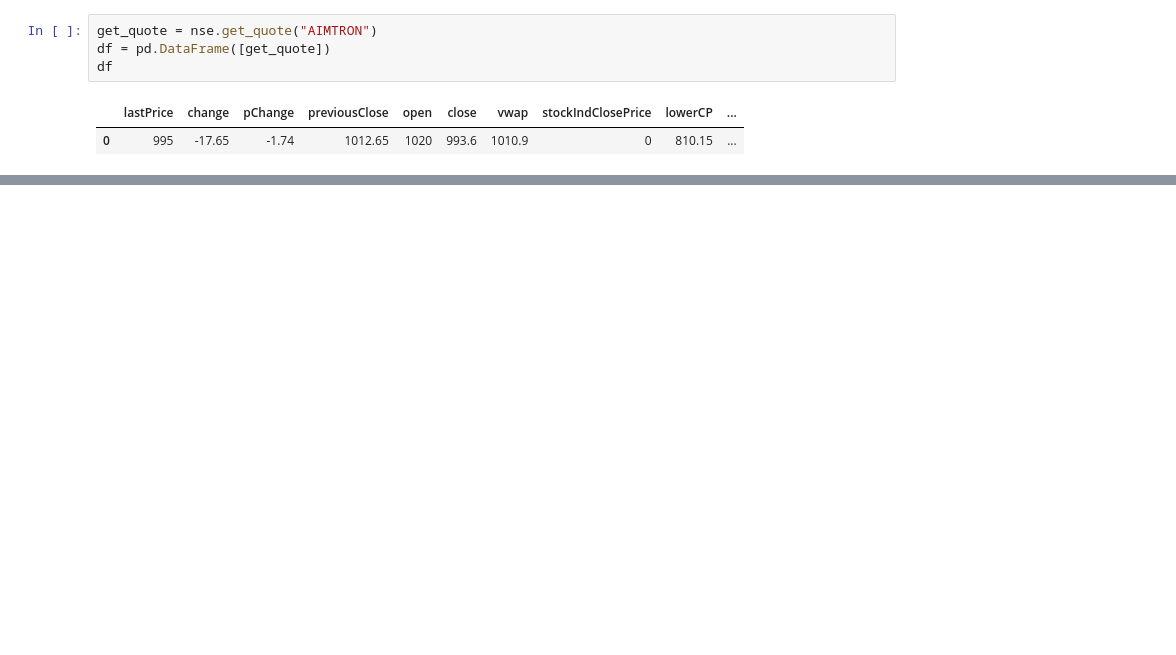
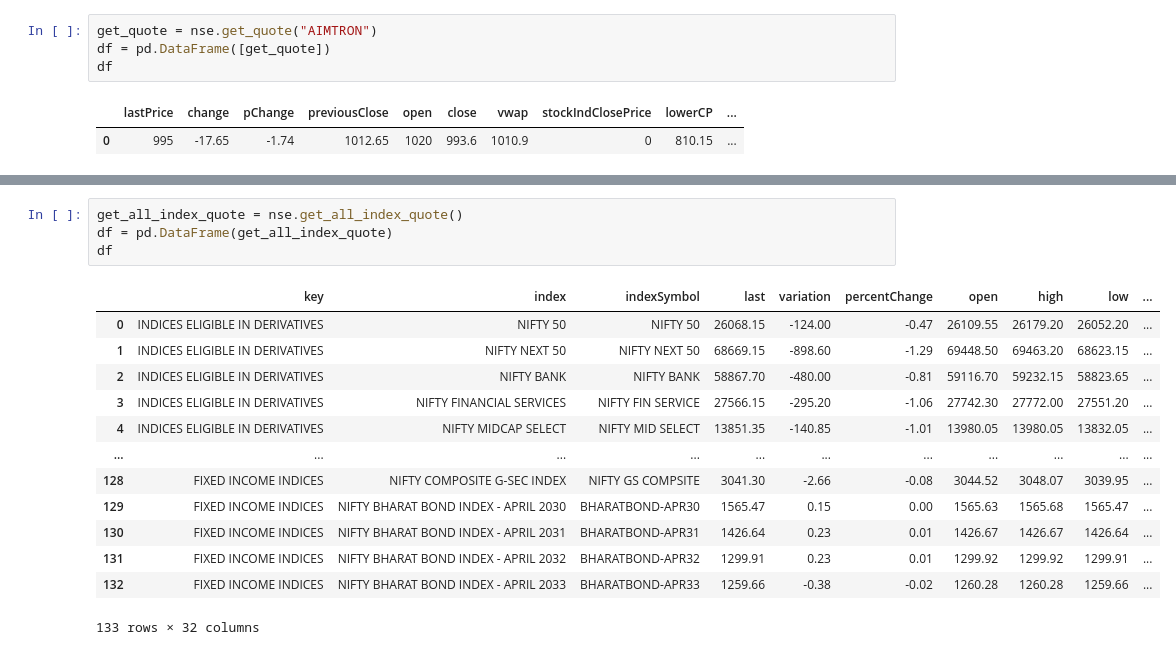
Before and after one commit to Ramesh-Bojanapu-1011/stocks_recomend, a Jupyter notebook: get_stocke.ipynb, the cells around one changed output, grey strips where cells are left out. Drawn from its saved outputs; the diff is of its cells as text; blank space fills up the shorter version.

```diff
--- a/get_stocke.ipynb
+++ b/get_stocke.ipynb
@@ -95,0 +118,18 @@ df
+# %%
+get_all_index_quote = nse.get_all_index_quote()
+df = pd.DataFrame(get_all_index_quote)
+df
+# %% [output]
+|  | key | index | indexSymbol | last | variation | percentChange | open | high | low | ... |
+| 0 | INDICES ELIGIBLE IN DERIVATIVES | NIFTY 50 | NIFTY 50 | 26068.15 | -124.00 | -0.47 | 26109.55 | 26179.20 | 26052.20 | ... |
+| 1 | INDICES ELIGIBLE IN DERIVATIVES | NIFTY NEXT 50 | NIFTY NEXT 50 | 68669.15 | -898.60 | -1.29 | 69448.50 | 69463.20 | 68623.15 | ... |
+| 2 | INDICES ELIGIBLE IN DERIVATIVES | NIFTY BANK | NIFTY BANK | 58867.70 | -480.00 | -0.81 | 59116.70 | 59232.15 | 58823.65 | ... |
+| 3 | INDICES ELIGIBLE IN DERIVATIVES | NIFTY FINANCIAL SERVICES | NIFTY FIN SERVICE | 27566.15 | -295.20 | -1.06 | 27742.30 | 27772.00 | 27551.20 | ... |
+| 4 | INDICES ELIGIBLE IN DERIVATIVES | NIFTY MIDCAP SELECT | NIFTY MID SELECT | 13851.35 | -140.85 | -1.01 | 13980.05 | 13980.05 | 13832.05 | ... |
+| ... | ... | ... | ... | ... | ... | ... | ... | ... | ... | ... |
+| 128 | FIXED INCOME INDICES | NIFTY COMPOSITE G-SEC INDEX | NIFTY GS COMPSITE | 3041.30 | -2.66 | -0.08 | 3044.52 | 3048.07 | 3039.95 | ... |
+| 129 | FIXED INCOME INDICES | NIFTY BHARAT BOND INDEX - APRIL 2030 | BHARATBOND-APR30 | 1565.47 | 0.15 | 0.00 | 1565.63 | 1565.68 | 1565.47 | ... |
+| 130 | FIXED INCOME INDICES | NIFTY BHARAT BOND INDEX - APRIL 2031 | BHARATBOND-APR31 | 1426.64 | 0.23 | 0.01 | 1426.67 | 1426.67 | 1426.64 | ... |
+| 131 | FIXED INCOME INDICES | NIFTY BHARAT BOND INDEX - APRIL 2032 | BHARATBOND-APR32 | 1299.91 | 0.23 | 0.01 | 1299.92 | 1299.92 | 1299.91 | ... |
+| 132 | FIXED INCOME INDICES | NIFTY BHARAT BOND INDEX - APRIL 2033 | BHARATBOND-APR33 | 1259.66 | -0.38 | -0.02 | 1260.28 | 1260.28 | 1259.66 | ... |
+133 rows × 32 columns
```
Also changed, not shown: parts of 5 cells of this notebook.
